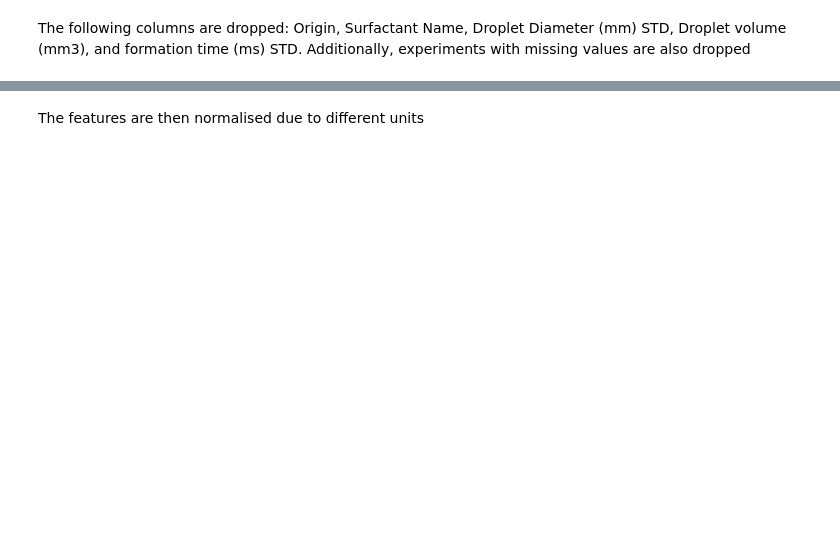
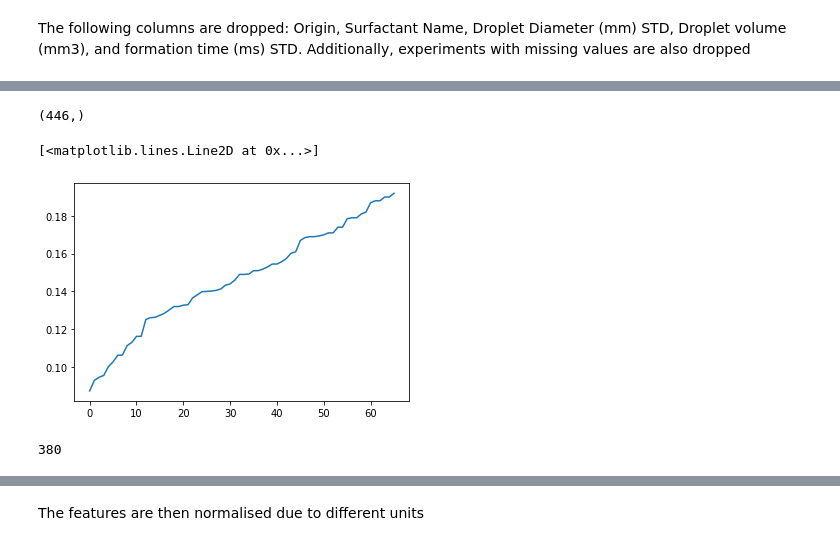
Before and after one commit to c-quilo/premiereDroplets, a Jupyter notebook: preprocessingData.ipynb, the cells around one changed output, grey strips where cells are left out. Cells and saved outputs as stored; diff of their text form; code cells hidden in the pictures; blank space fills up the shorter version.

```diff
--- a/preprocessingData.ipynb
+++ b/preprocessingData.ipynb
@@ -57,0 +180,19 @@ Number of features: 9
+# %%
+#Saving test data
+print(df.index.shape)
+test = df[df.index.isin(rand_index)]
+np.save('test_data.npy', test)
+test
+import matplotlib.pyplot as plt
+test_data = np.load('test_data.npy')
+plt.plot(np.sort(test_data[:,7]))
+# %% [output]
+(446,)
+[<matplotlib.lines.Line2D at 0x...>]
+[figure, added]
+# %%
+df = df[~df.index.isin(rand_index)]
+df.head(10)
+print(len(df))
+# %% [output]
+380
```
Also changed, not shown: parts of 21 cells of this notebook.
